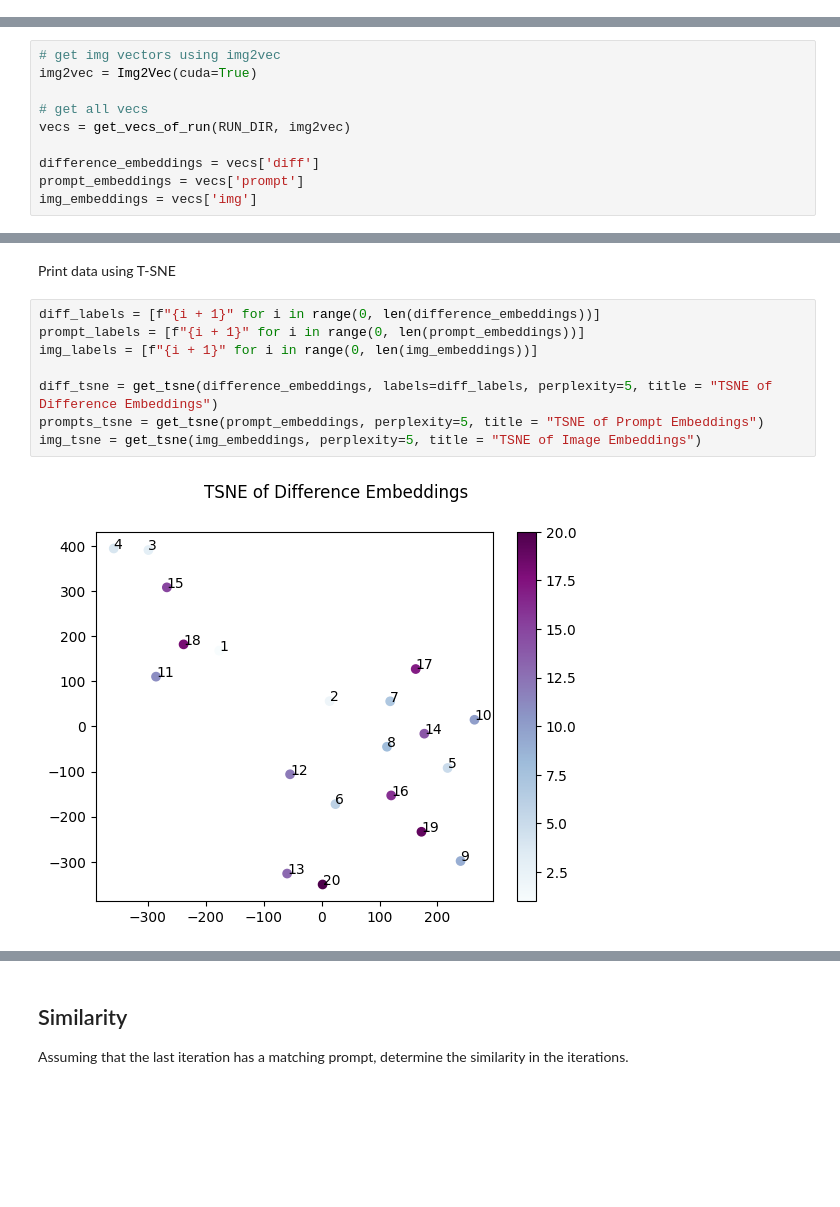
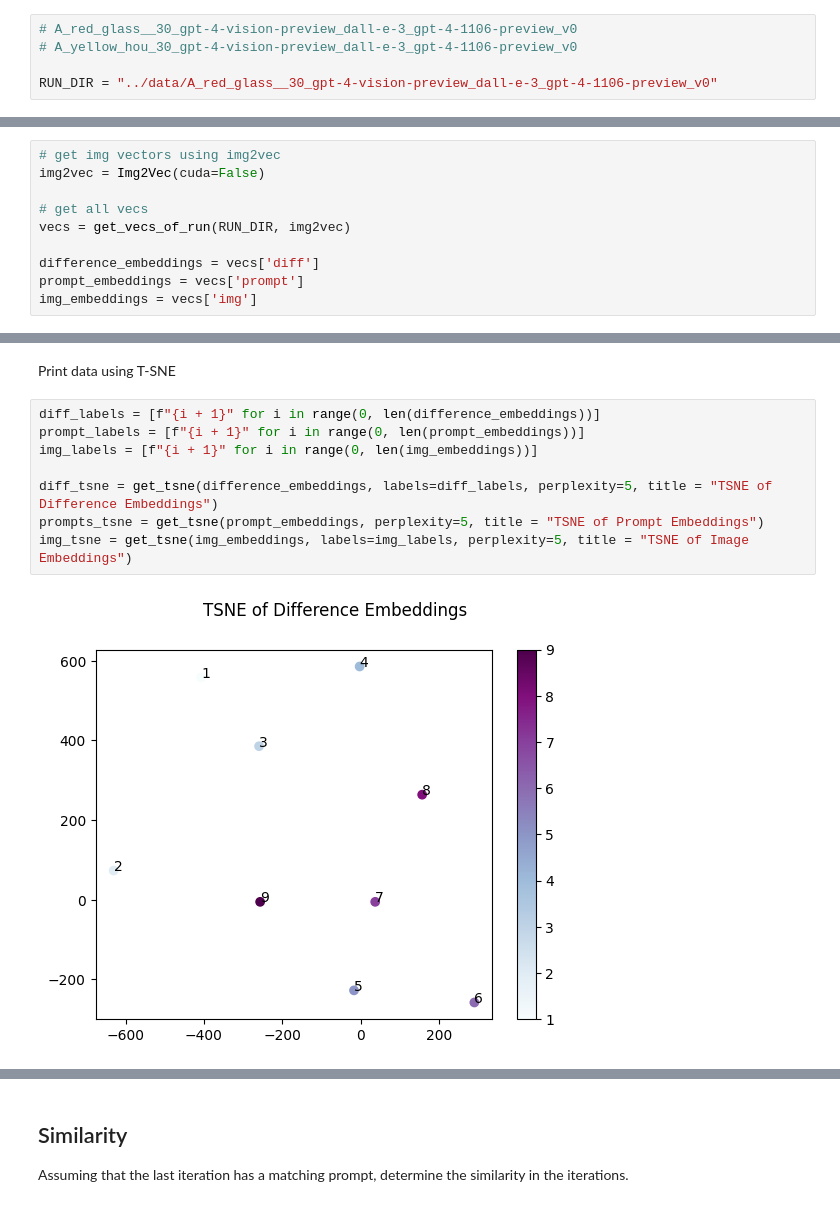
Before and after one commit to Rripped/PromptRefining, a Jupyter notebook: notebooks/Analysis.ipynb, the cells around one changed output, grey strips where cells are left out. Saved outputs shown, nothing was run; the diff lists cells and outputs as text; blank space fills up the shorter version.

Commit message:
added more embed analysis

```diff
--- a/notebooks/Analysis.ipynb
+++ b/notebooks/Analysis.ipynb
@@ -16,3 +16,8 @@ RUN_DIR = "../data/realistic_po_20_gpt-4-vision-preview_dall-e-3_gpt-4-1106-prev
+# %%
+# A_red_glass__30_gpt-4-vision-preview_dall-e-3_gpt-4-1106-preview_v0
+# A_yellow_hou_30_gpt-4-vision-preview_dall-e-3_gpt-4-1106-preview_v0
+
+RUN_DIR = "../data/A_red_glass__30_gpt-4-vision-preview_dall-e-3_gpt-4-1106-preview_v0"
 # %%
 def get_vecs_of_run(dir, img2vec_model):
     vec_dict = {}
@@ -59,6 +162,6 @@ def get_similarities(embeddings, labels=None, limit=False, title=''):
 # %%
 # get img vectors using img2vec
-img2vec = Img2Vec(cuda=True)
+img2vec = Img2Vec(cuda=False)
 
 # get all vecs
 vecs = get_vecs_of_run(RUN_DIR, img2vec)
@@ -73,10 +176,10 @@ Print data using T-SNE
 # %%
 diff_labels = [f"{i + 1}" for i in range(0, len(difference_embeddings))]
 prompt_labels = [f"{i + 1}" for i in range(0, len(prompt_embeddings))]
 img_labels = [f"{i + 1}" for i in range(0, len(img_embeddings))]
 
 diff_tsne = get_tsne(difference_embeddings, labels=diff_labels, perplexity=5, title = "TSNE of Difference Embeddings")
 prompts_tsne = get_tsne(prompt_embeddings, perplexity=5, title = "TSNE of Prompt Embeddings")
-img_tsne = get_tsne(img_embeddings, perplexity=5, title = "TSNE of Image Embeddings")
+img_tsne = get_tsne(img_embeddings, labels=img_labels, perplexity=5, title = "TSNE of Image Embeddings")
 # %% [output]
-[figure, old version]
+[figure, new version]
```
Also changed, not shown: parts of 10 cells of this notebook.
